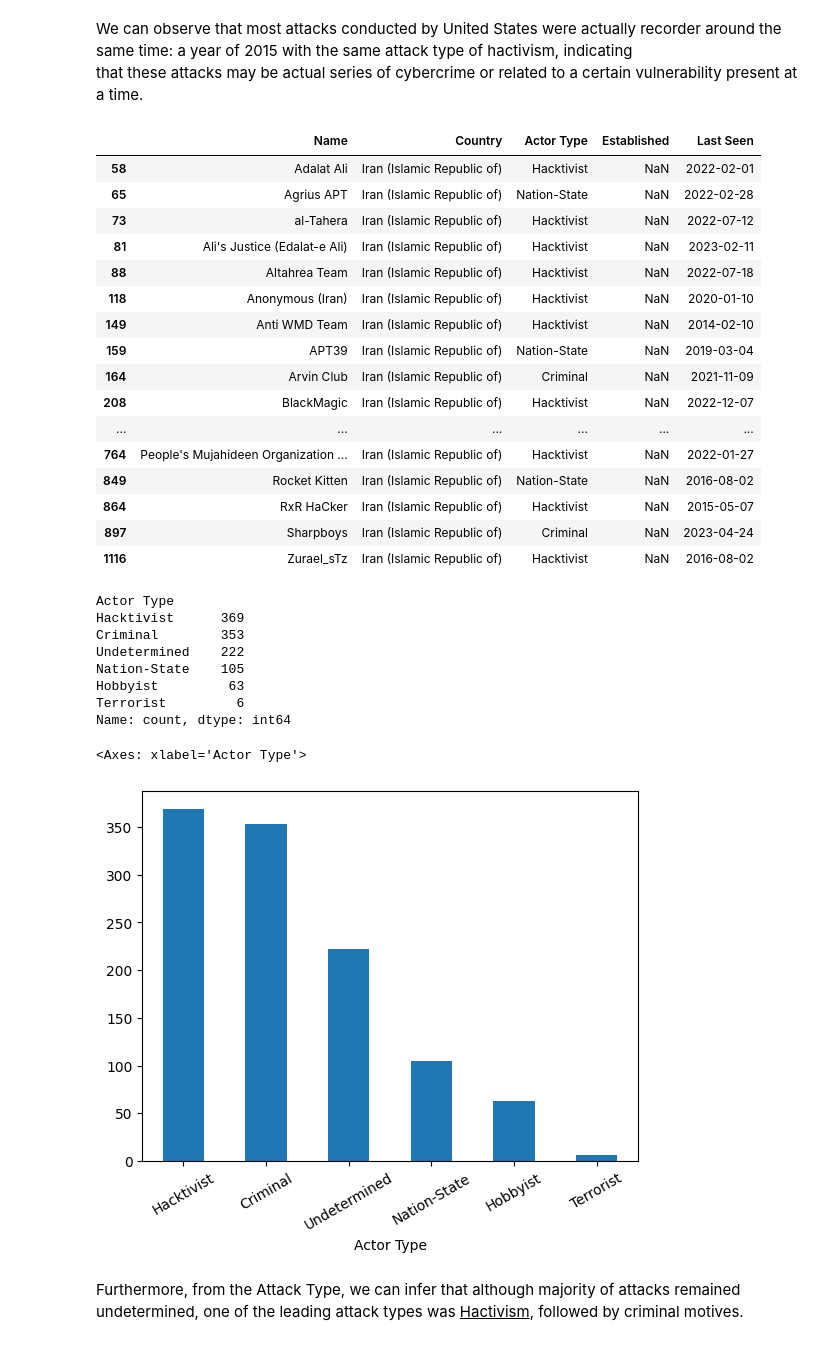
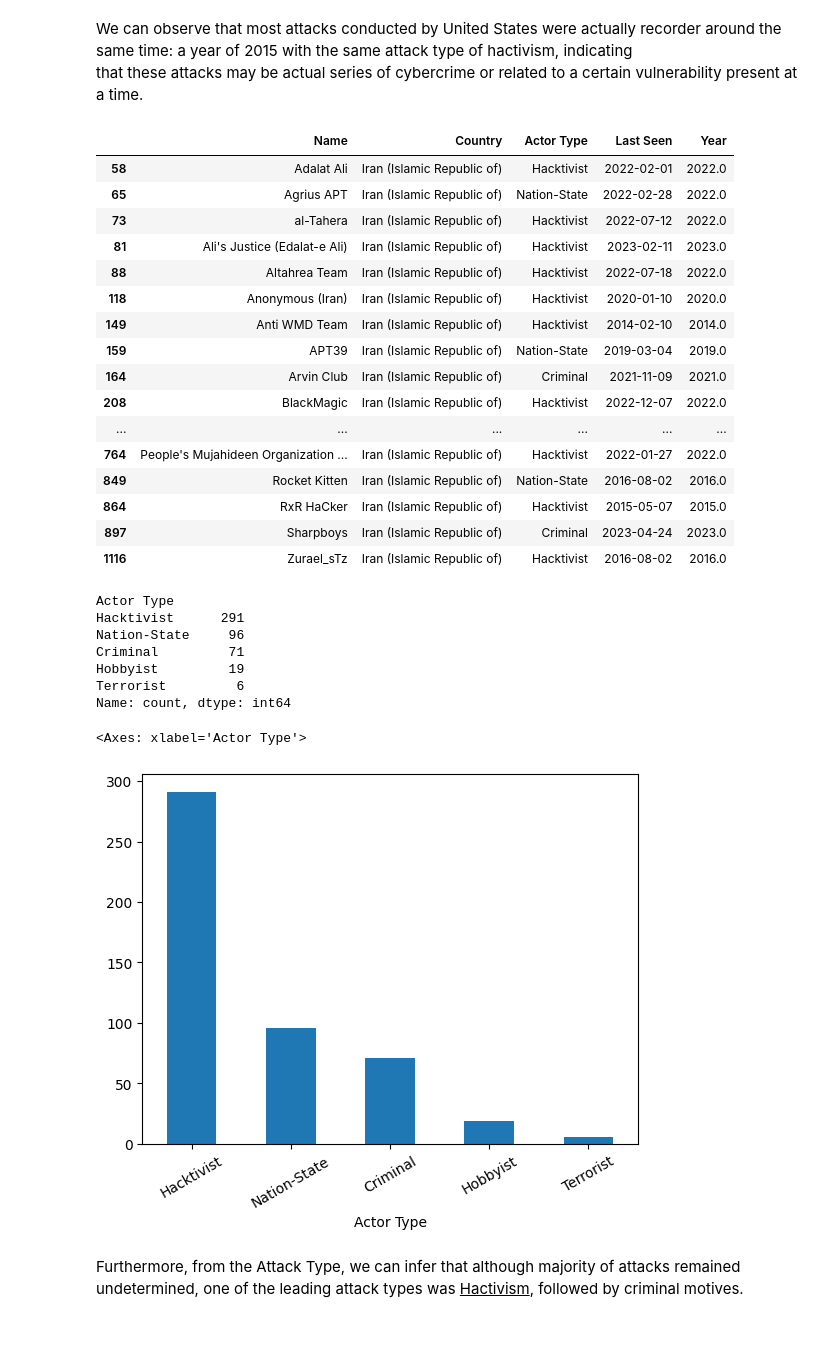
Before and after one commit to Sof0-0/CMPS3160_Project_CyberAttacks, a Jupyter notebook: DSProject.ipynb, the cells around one changed output. Saved outputs shown, nothing was run; the diff lists cells and outputs as text; code cells hidden in the pictures.

```diff
--- a/DSProject.ipynb
+++ b/DSProject.ipynb
@@ -93,8 +78,7 @@ As we can see from the output above, most of the threat actors' origins were und
 Iran were in the leading positions.
 # %%
 # Clean the data for the following diagrams (remove Undetermined after we identified the amount of untracked threats):
-
-filtered_df = df_threats[df_threats['Country'] != 'Undetermined']
-filtered_df = filtered_df[filtered_df['Actor Type'] != 'Undetermined']
-filtered_df['Country'].value_counts().head().plot.bar(rot=80)
+filtered_df = df_threats[(df_threats['Actor Type'] != 'Undetermined') & (df_threats['Country'] != 'Undetermined') & (df_threats['Established'] != 'Undetermined') & (df_threats['Last Seen'] != 'Undetermined')]
+filtered_df = filtered_df.drop(columns = ['Established']) # drop the Established column as all of them are NaN
+filtered_df.dropna()
 # %% [output]
@@ -124,38 +142,37 @@ that these attacks may be actual series of cybercrime or related to a certain vu
 iran_attacks = filtered_df[filtered_df.Country == "Iran (Islamic Republic of)"]
 iran_attacks
 # %% [output]
-|  | Name | Country | Actor Type | Established | Last Seen |
-| 58 | Adalat Ali | Iran (Islamic Republic of) | Hacktivist | NaN | 2022-02-01 |
-| 65 | Agrius APT | Iran (Islamic Republic of) | Nation-State | NaN | 2022-02-28 |
-| 73 | al-Tahera | Iran (Islamic Republic of) | Hacktivist | NaN | 2022-07-12 |
-| 81 | Ali's Justice (Edalat-e Ali) | Iran (Islamic Republic of) | Hacktivist | NaN | 2023-02-11 |
-| 88 | Altahrea Team | Iran (Islamic Republic of) | Hacktivist | NaN | 2022-07-18 |
-| 118 | Anonymous (Iran) | Iran (Islamic Republic of) | Hacktivist | NaN | 2020-01-10 |
-| 149 | Anti WMD Team | Iran (Islamic Republic of) | Hacktivist | NaN | 2014-02-10 |
-| 159 | APT39 | Iran (Islamic Republic of) | Nation-State | NaN | 2019-03-04 |
-| 164 | Arvin Club | Iran (Islamic Republic of) | Criminal | NaN | 2021-11-09 |
-| 208 | BlackMagic | Iran (Islamic Republic of) | Hacktivist | NaN | 2022-12-07 |
+|  | Name | Country | Actor Type | Last Seen | Year |
+| 58 | Adalat Ali | Iran (Islamic Republic of) | Hacktivist | 2022-02-01 | 2022.0 |
+| 65 | Agrius APT | Iran (Islamic Republic of) | Nation-State | 2022-02-28 | 2022.0 |
+| 73 | al-Tahera | Iran (Islamic Republic of) | Hacktivist | 2022-07-12 | 2022.0 |
+| 81 | Ali's Justice (Edalat-e Ali) | Iran (Islamic Republic of) | Hacktivist | 2023-02-11 | 2023.0 |
+| 88 | Altahrea Team | Iran (Islamic Republic of) | Hacktivist | 2022-07-18 | 2022.0 |
+| 118 | Anonymous (Iran) | Iran (Islamic Republic of) | Hacktivist | 2020-01-10 | 2020.0 |
+| 149 | Anti WMD Team | Iran (Islamic Republic of) | Hacktivist | 2014-02-10 | 2014.0 |
+| 159 | APT39 | Iran (Islamic Republic of) | Nation-State | 2019-03-04 | 2019.0 |
+| 164 | Arvin Club | Iran (Islamic Republic of) | Criminal | 2021-11-09 | 2021.0 |
+| 208 | BlackMagic | Iran (Islamic Republic of) | Hacktivist | 2022-12-07 | 2022.0 |
 | ... | ... | ... | ... | ... | ... |
-| 764 | People's Mujahideen Organization ... | Iran (Islamic Republic of) | Hacktivist | NaN | 2022-01-27 |
-| 849 | Rocket Kitten | Iran (Islamic Republic of) | Nation-State | NaN | 2016-08-02 |
-| 864 | RxR HaCker | Iran (Islamic Republic of) | Hacktivist | NaN | 2015-05-07 |
-| 897 | Sharpboys | Iran (Islamic Republic of) | Criminal | NaN | 2023-04-24 |
-| 1116 | Zurael_sTz | Iran (Islamic Republic of) | Hacktivist | NaN | 2016-08-02 |
+| 764 | People's Mujahideen Organization ... | Iran (Islamic Republic of) | Hacktivist | 2022-01-27 | 2022.0 |
+| 849 | Rocket Kitten | Iran (Islamic Republic of) | Nation-State | 2016-08-02 | 2016.0 |
+| 864 | RxR HaCker | Iran (Islamic Republic of) | Hacktivist | 2015-05-07 | 2015.0 |
+| 897 | Sharpboys | Iran (Islamic Republic of) | Criminal | 2023-04-24 | 2023.0 |
+| 1116 | Zurael_sTz | Iran (Islamic Republic of) | Hacktivist | 2016-08-02 | 2016.0 |
 # %%
-df_threats['Actor Type'].value_counts()
+filtered_df['Actor Type'].value_counts()
 # %% [output]
 Actor Type
-Hacktivist      369
-Criminal        353
-Undetermined    222
-Nation-State    105
-Hobbyist         63
+Hacktivist      291
+Nation-State     96
+Criminal         71
+Hobbyist         19
 Terrorist         6
 Name: count, dtype: int64
 # %%
-df_threats['Actor Type'].value_counts().plot.bar(rot=30)
+filtered_df['Actor Type'].value_counts().plot.bar(rot=30)
 # %% [output]
 <Axes: xlabel='Actor Type'>
-[figure, old version]
+[figure, new version]
 # %% [markdown]
 Furthermore, from the Attack Type, we can infer that although majority of attacks remained undetermined, one of the leading attack types was <ins>Hactivism</ins>, followed by criminal motives.
```
Also changed, not shown: parts of 13 cells of this notebook, 1 other file.
